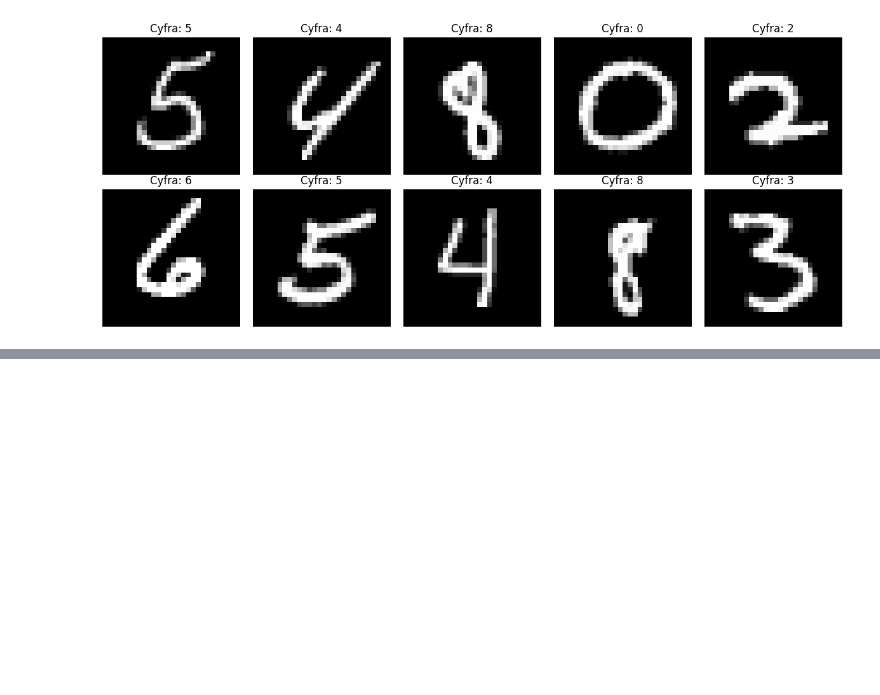
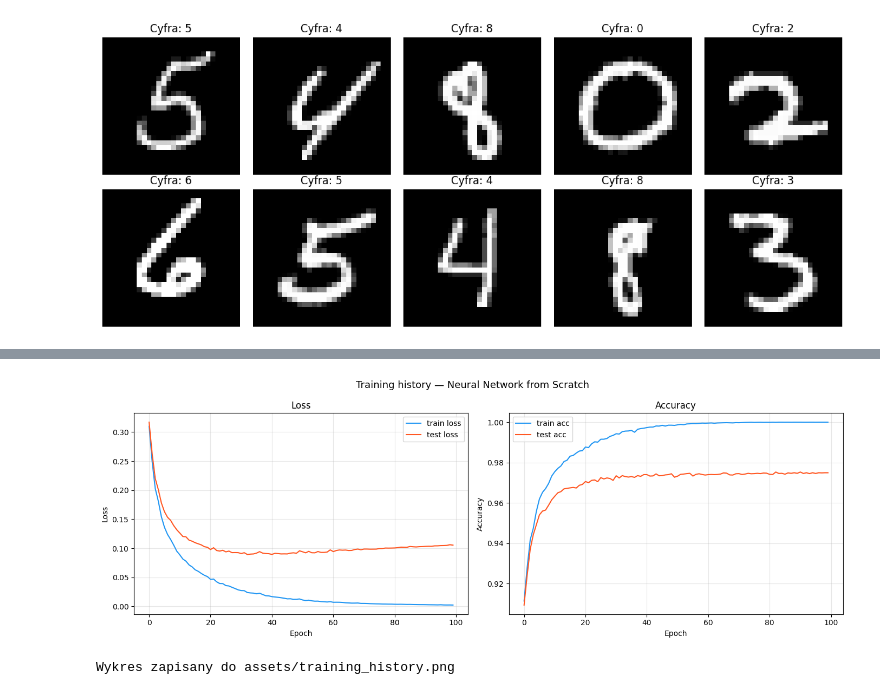
Before and after one commit to Mriabcew/neural-network-from-scratch, a Jupyter notebook: notebooks/mnist.ipynb, the cells around one changed output, grey strips where cells are left out. Drawn from its saved outputs; the diff is of its cells as text; code cells hidden in the pictures; blank space fills up the shorter version.

```diff
--- a/notebooks/mnist.ipynb
+++ b/notebooks/mnist.ipynb
@@ -83,0 +134,29 @@ plt.show()
+# %%
+fig, (ax1, ax2) = plt.subplots(1, 2, figsize=(14, 5))
+
+# Loss
+ax1.plot(history['train_loss'], label='train loss', color='#2196F3')
+ax1.plot(history['test_loss'], label='test loss', color='#FF5722')
+ax1.set_title('Loss')
+ax1.set_xlabel('Epoch')
+ax1.set_ylabel('Loss')
+ax1.legend()
+ax1.grid(True, alpha=0.3)
+
+# Accuracy
+ax2.plot(history['train_acc'], label='train acc', color='#2196F3')
+ax2.plot(history['test_acc'], label='test acc', color='#FF5722')
+ax2.set_title('Accuracy')
+ax2.set_xlabel('Epoch')
+ax2.set_ylabel('Accuracy')
+ax2.legend()
+ax2.grid(True, alpha=0.3)
+
+plt.suptitle('Training history — Neural Network from Scratch', fontsize=13)
+plt.tight_layout()
+plt.savefig('../assets/training_history.png', dpi=150, bbox_inches='tight')
+plt.show()
+print("Wykres zapisany do assets/training_history.png")
+# %% [output]
+[figure, added]
+Wykres zapisany do assets/training_history.png
```
Also changed, not shown: parts of 4 cells of this notebook, 2 other files.
